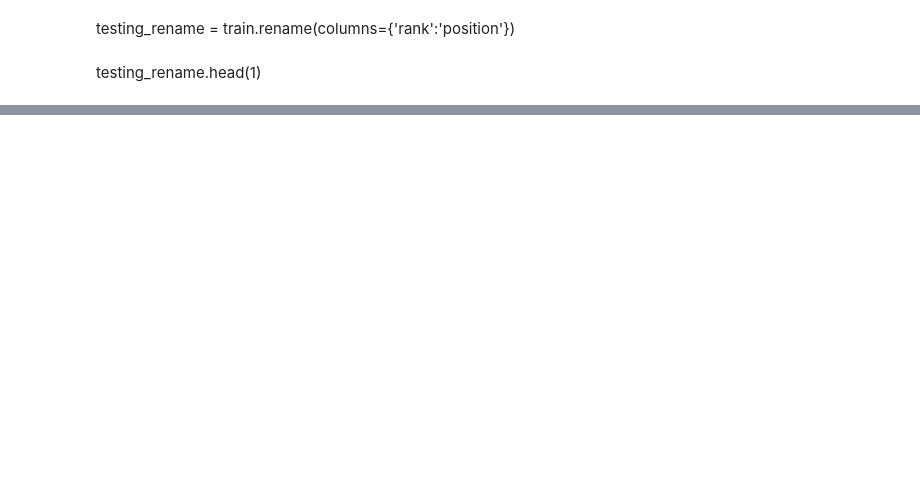
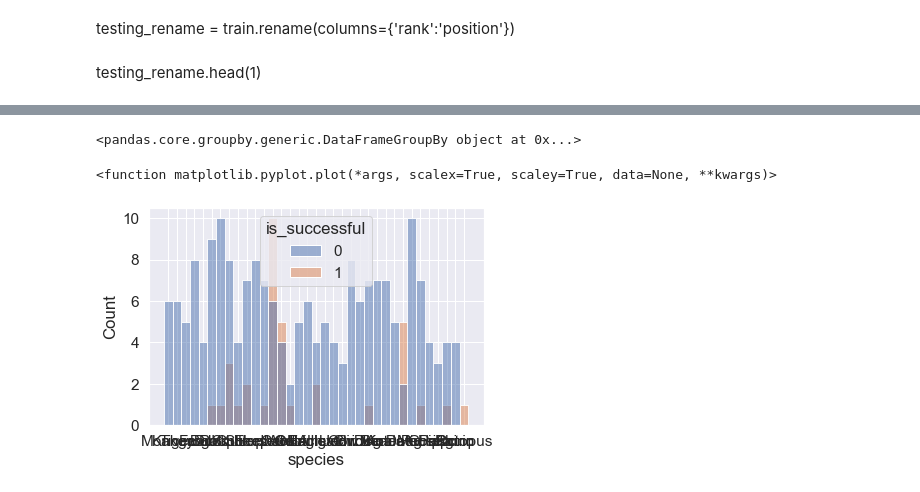
Before and after one commit to codyclonts/animal_crossing_villager_popularity, a Jupyter notebook: scratch_work.ipynb, the cells around one changed output, grey strips where cells are left out. Cells and saved outputs as stored; diff of their text form; code cells hidden in the pictures; blank space fills up the shorter version.

```diff
--- a/scratch_work.ipynb
+++ b/scratch_work.ipynb
@@ -406,0 +488,11 @@ sns.boxplot(x='gender', y="position", data=train)
+# %%
+successful_chars = train.groupby('is_successful')
+successful_chars
+# %% [output]
+<pandas.core.groupby.generic.DataFrameGroupBy object at 0x...>
+# %%
+sns.histplot(data = train, x = 'species', hue = 'is_successful')
+plt.plot
+# %% [output]
+<function matplotlib.pyplot.plot(*args, scalex=True, scaley=True, data=None, **kwargs)>
+[figure, added]
```
Also changed, not shown: parts of 49 cells of this notebook.
